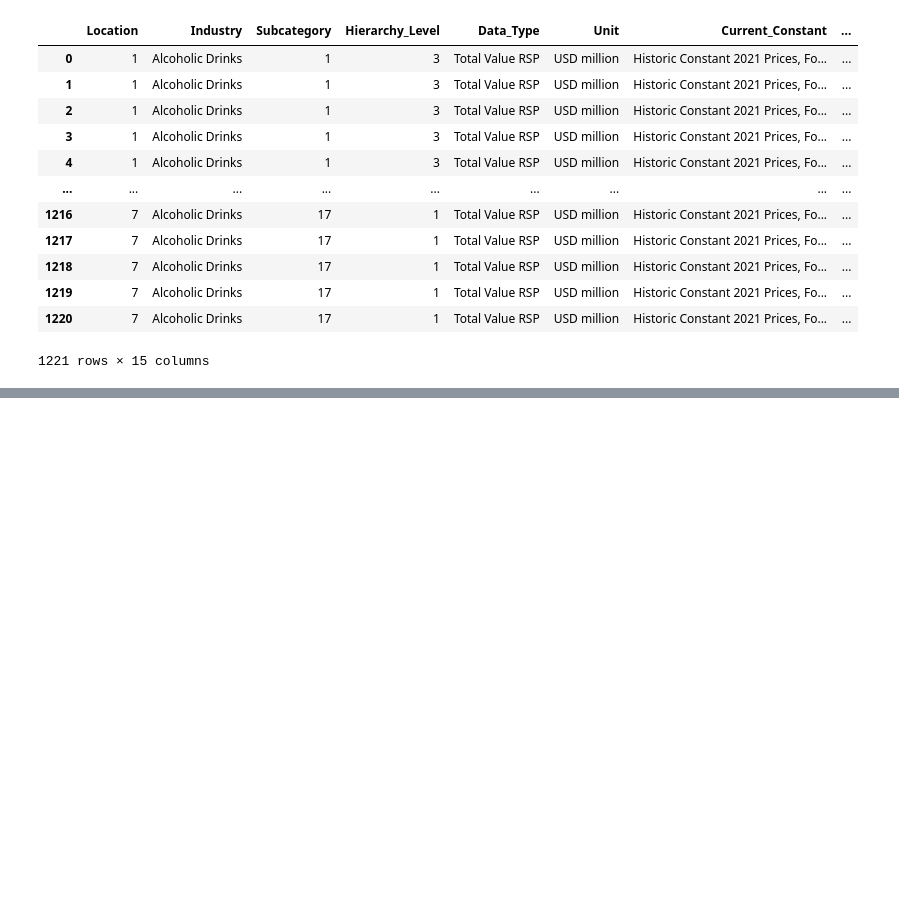
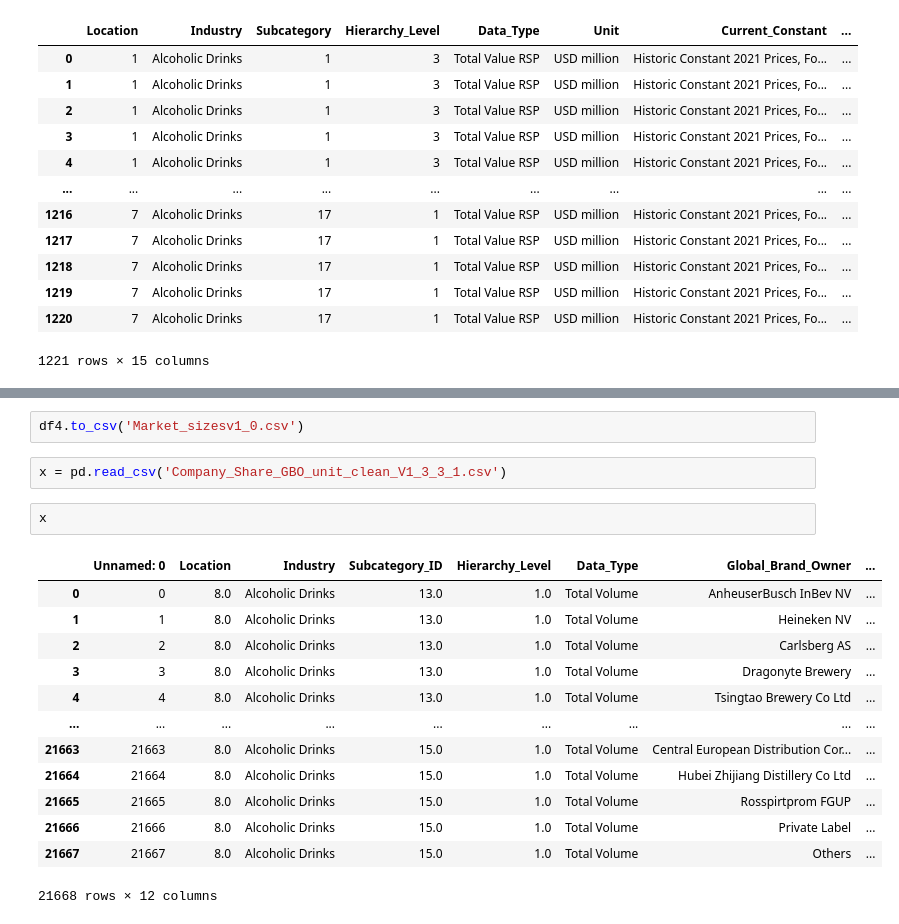
Before and after one commit to Ta-DevSark/dragonyte_brewery, a Jupyter notebook: Mahmoud.ipynb, the cells around one changed output, grey strips where cells are left out. Drawn from its saved outputs; the diff is of its cells as text; blank space fills up the shorter version.

```diff
--- a/Mahmoud.ipynb
+++ b/Mahmoud.ipynb
@@ -927,0 +986,20 @@ df4.to_csv('Market_sizes')
+# %%
+df4.to_csv('Market_sizesv1_0.csv')
+# %%
+x = pd.read_csv('Company_Share_GBO_unit_clean_V1_3_3_1.csv')
+# %%
+x
+# %% [output]
+|  | Unnamed: 0 | Location | Industry | Subcategory_ID | Hierarchy_Level | Data_Type | Global_Brand_Owner | ... |
+| 0 | 0 | 8.0 | Alcoholic Drinks | 13.0 | 1.0 | Total Volume | AnheuserBusch InBev NV | ... |
+| 1 | 1 | 8.0 | Alcoholic Drinks | 13.0 | 1.0 | Total Volume | Heineken NV | ... |
+| 2 | 2 | 8.0 | Alcoholic Drinks | 13.0 | 1.0 | Total Volume | Carlsberg AS | ... |
+| 3 | 3 | 8.0 | Alcoholic Drinks | 13.0 | 1.0 | Total Volume | Dragonyte Brewery | ... |
+| 4 | 4 | 8.0 | Alcoholic Drinks | 13.0 | 1.0 | Total Volume | Tsingtao Brewery Co Ltd | ... |
+| ... | ... | ... | ... | ... | ... | ... | ... | ... |
+| 21663 | 21663 | 8.0 | Alcoholic Drinks | 15.0 | 1.0 | Total Volume | Central European Distribution Cor... | ... |
+| 21664 | 21664 | 8.0 | Alcoholic Drinks | 15.0 | 1.0 | Total Volume | Hubei Zhijiang Distillery Co Ltd | ... |
+| 21665 | 21665 | 8.0 | Alcoholic Drinks | 15.0 | 1.0 | Total Volume | Rosspirtprom FGUP | ... |
+| 21666 | 21666 | 8.0 | Alcoholic Drinks | 15.0 | 1.0 | Total Volume | Private Label | ... |
+| 21667 | 21667 | 8.0 | Alcoholic Drinks | 15.0 | 1.0 | Total Volume | Others | ... |
+21668 rows × 12 columns
```
Also changed, not shown: parts of 19 cells of this notebook, 1 other file.
